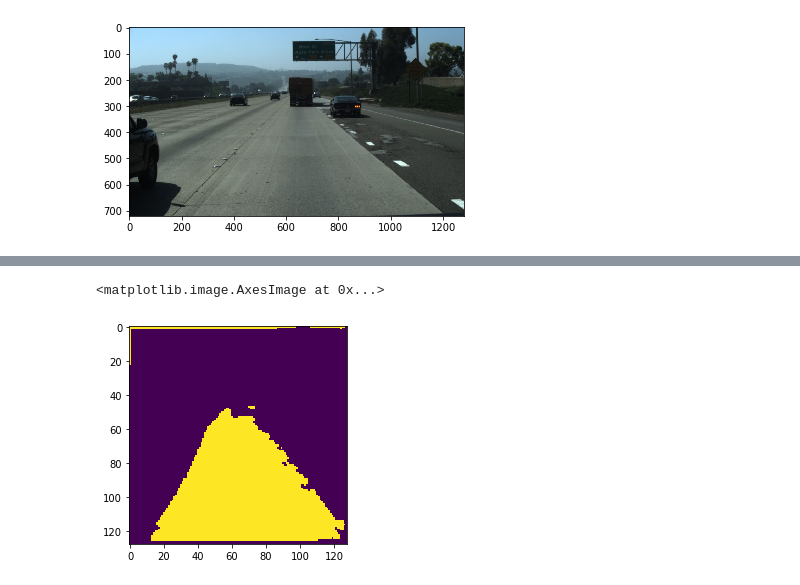
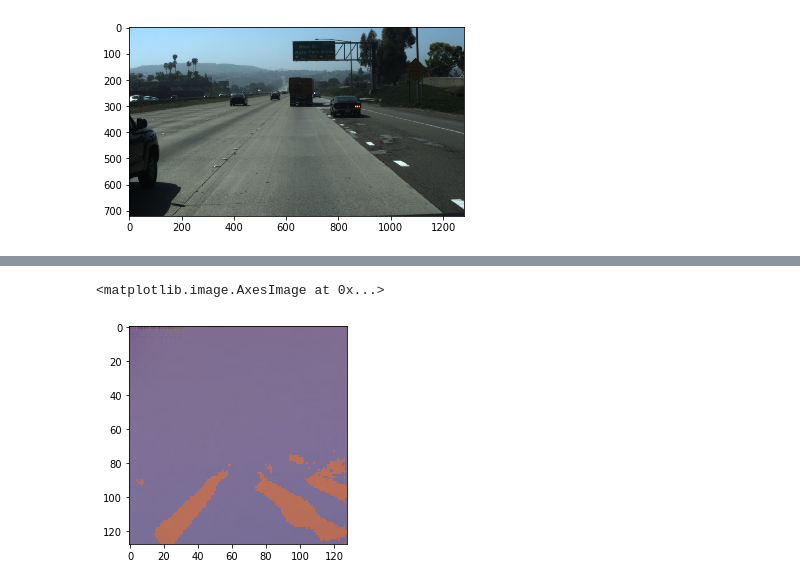
Before and after one commit to anudeepsekhar/Lane-Detection-Pytorch, a Jupyter notebook: scripts/LaneDetection.ipynb, the cells around one changed output, grey strips where cells are left out. Cells and saved outputs as stored; diff of their text form; code cells hidden in the pictures.

```diff
--- a/scripts/LaneDetection.ipynb
+++ b/scripts/LaneDetection.ipynb
@@ -131,8 +114,9 @@ p = p*255
 p = np.array(p, dtype= np.uint8)
 # %%
 ret, otsu = cv2.threshold(p,0,255,cv2.THRESH_BINARY+cv2.THRESH_OTSU)
-# %%
-plt.imshow(otsu)
-# %% [output]
-<matplotlib.image.AxesImage at 0x...>
-[figure, removed]
+# %%
+plt.imshow(img_raw)
+plt.imshow(otsu, cmap='jet', alpha=0.5)
+# %% [output]
+<matplotlib.image.AxesImage at 0x...>
+[figure, added]
```
Also changed, not shown: parts of 4 cells of this notebook, 3 other files.
